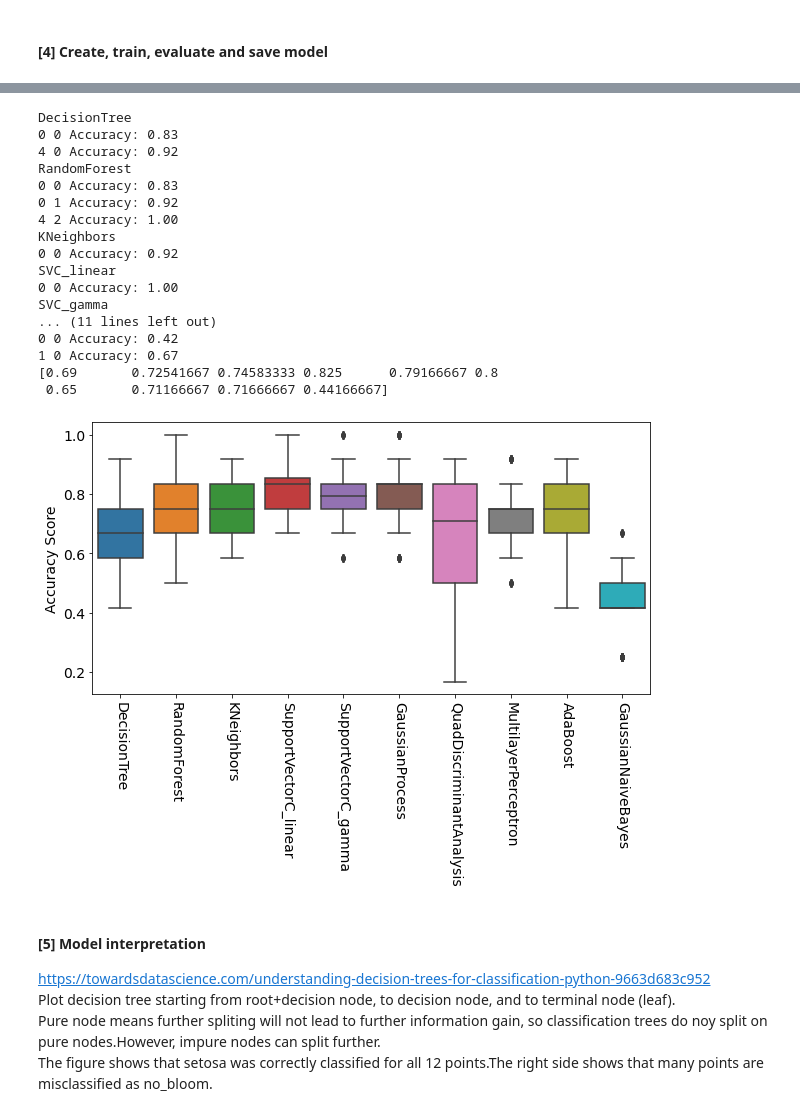
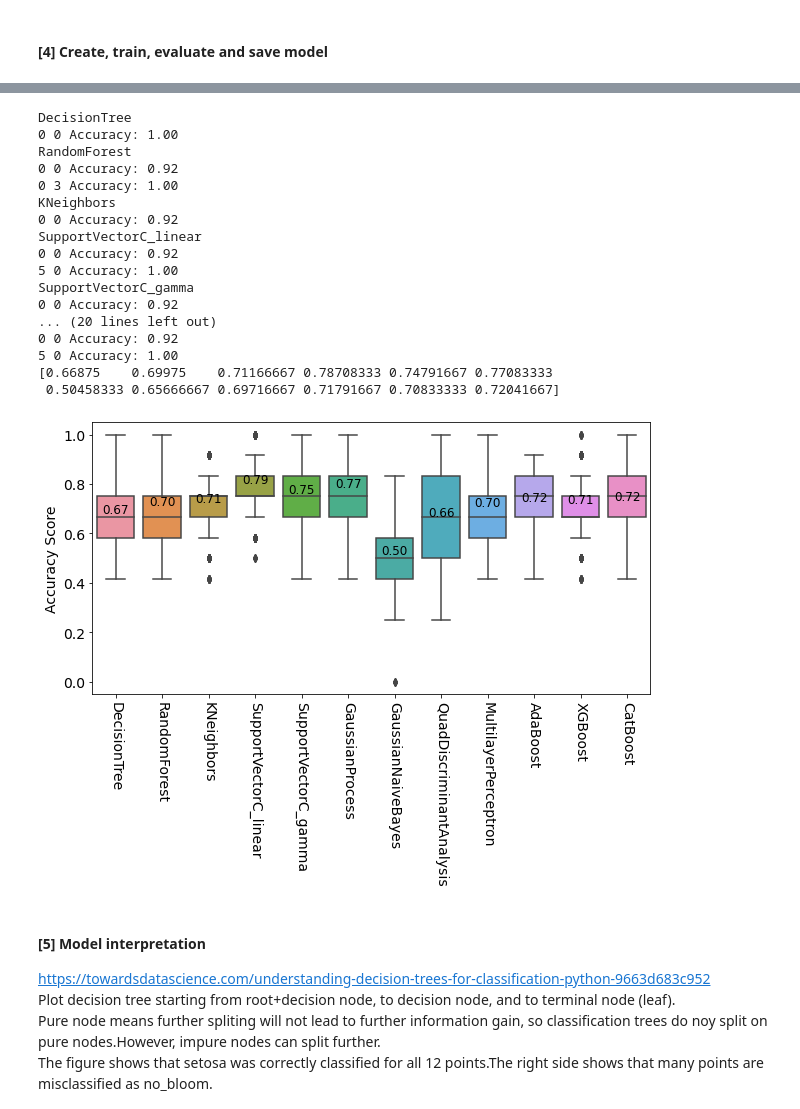
Before and after one commit to aselshall/ML_Redtide_Example, a Jupyter notebook: Redtide.ipynb, the cells around one changed output, grey strips where cells are left out. Drawn from its saved outputs; the diff is of its cells as text; code cells hidden in the pictures.

```diff
--- a/Redtide.ipynb
+++ b/Redtide.ipynb
@@ -101,6 +121,10 @@ array([4.940656e-324, 8.289046e-317, 0.000000e+000, 0.000000e+000,
 # %%
-models=['DecisionTree', 'RandomForest', 'KNeighbors', 'SVC_linear', 'SVC_gamma', 'GaussianProcess', 'QDiscriminantAnalysis', 'MLP', 'AdaBoost', 'GaussianNB']
-n_realization=10
+models=['DecisionTree', 'RandomForest', 'KNeighbors', 'SupportVectorC_linear', 'SupportVectorC_gamma', \
+        'GaussianProcess', 'GaussianNaiveBayes','QuadDiscriminantAnalysis', 'MultilayerPerceptron', 'AdaBoost', \
+        'XGBoost','CatBoost']
+
+
+n_realization=5
 n_model=len(models)
 Score=np.empty(shape=(n_dataset*n_realization,n_model))
 
@@ -120,14 +144,17 @@ for mmodel in range(n_model):
   elif mmodel==5:
     model=GaussianProcessClassifier(1.0 * RBF(1.0))
   elif mmodel==6:
+    model=GaussianNB()
+  elif mmodel==7:
     model=QuadraticDiscriminantAnalysis()
-  elif mmodel==7:
+  elif mmodel==8:
     model=MLPClassifier()
-  elif mmodel==8:
+  elif mmodel==9:
     model=AdaBoostClassifier()
-  elif mmodel==9:
-    model=GaussianNB()
-
+  elif mmodel==10:
+    model = XGBClassifier()
+  elif mmodel==11:
+    model = CatBoostClassifier(verbose = False)
 
   cont=0
   best_score=0
@@ -155,37 +182,45 @@ for mmodel in range(n_model):
 print(np.mean(Score, axis=0))
 # %% [output]
 DecisionTree
-0 0 Accuracy: 0.83
-4 0 Accuracy: 0.92
+0 0 Accuracy: 1.00
 RandomForest
-0 0 Accuracy: 0.83
-0 1 Accuracy: 0.92
-4 2 Accuracy: 1.00
+0 0 Accuracy: 0.92
+0 3 Accuracy: 1.00
 KNeighbors
 0 0 Accuracy: 0.92
-SVC_linear
-0 0 Accuracy: 1.00
-SVC_gamma
-... (11 lines left out)
-0 0 Accuracy: 0.42
-1 0 Accuracy: 0.67
-[0.69       0.72541667 0.74583333 0.825      0.79166667 0.8
- 0.65       0.71166667 0.71666667 0.44166667]
+SupportVectorC_linear
+0 0 Accuracy: 0.92
+5 0 Accuracy: 1.00
+SupportVectorC_gamma
+0 0 Accuracy: 0.92
+... (20 lines left out)
+0 0 Accuracy: 0.92
+5 0 Accuracy: 1.00
+[0.66875    0.69975    0.71166667 0.78708333 0.74791667 0.77083333
+ 0.50458333 0.65666667 0.69716667 0.71791667 0.70833333 0.72041667]
 # %%
-models=['DecisionTree', 'RandomForest', 'KNeighbors', 'SupportVectorC_linear', 'SupportVectorC_gamma', \
-        'GaussianProcess', 'QuadDiscriminantAnalysis', 'MultilayerPerceptron', 'AdaBoost', 'GaussianNaiveBayes']
 fig, ax = plt.subplots()
 fig.set_size_inches(10, 5)
 g=sns.boxplot(data=Score,ax=ax)
+
+
+medians = np.mean(Score, axis=0)
+vertical_offset = np.mean(Score, axis=0)*0.02
+fontsize=14
+for xtick in g.get_xticks():
+    g.text(xtick,medians[xtick] + vertical_offset[xtick],'%.2f'%(medians[xtick]), \
+           horizontalalignment='center',size=12,color='k')
+
+
 g.set_xticklabels(models)
 
-fontsize=14
+
 ax.tick_params(axis='x', rotation=270,labelsize=fontsize)
 ax.tick_params(axis='y', labelsize=fontsize)
 plt.ylabel("Accuracy Score",fontsize=fontsize)
-fig.savefig('Figure2_ML.png')
+fig.savefig('Figure2_ML.png',bbox_inches='tight')
 # %% [output]
-[figure, old version]
+[figure, new version]
 # %% [markdown]
 #### [5] Model interpretation
 https://towardsdatascience.com/understanding-decision-trees-for-classification-python-9663d683c952<br>
```
Also changed, not shown: parts of 5 cells of this notebook.
